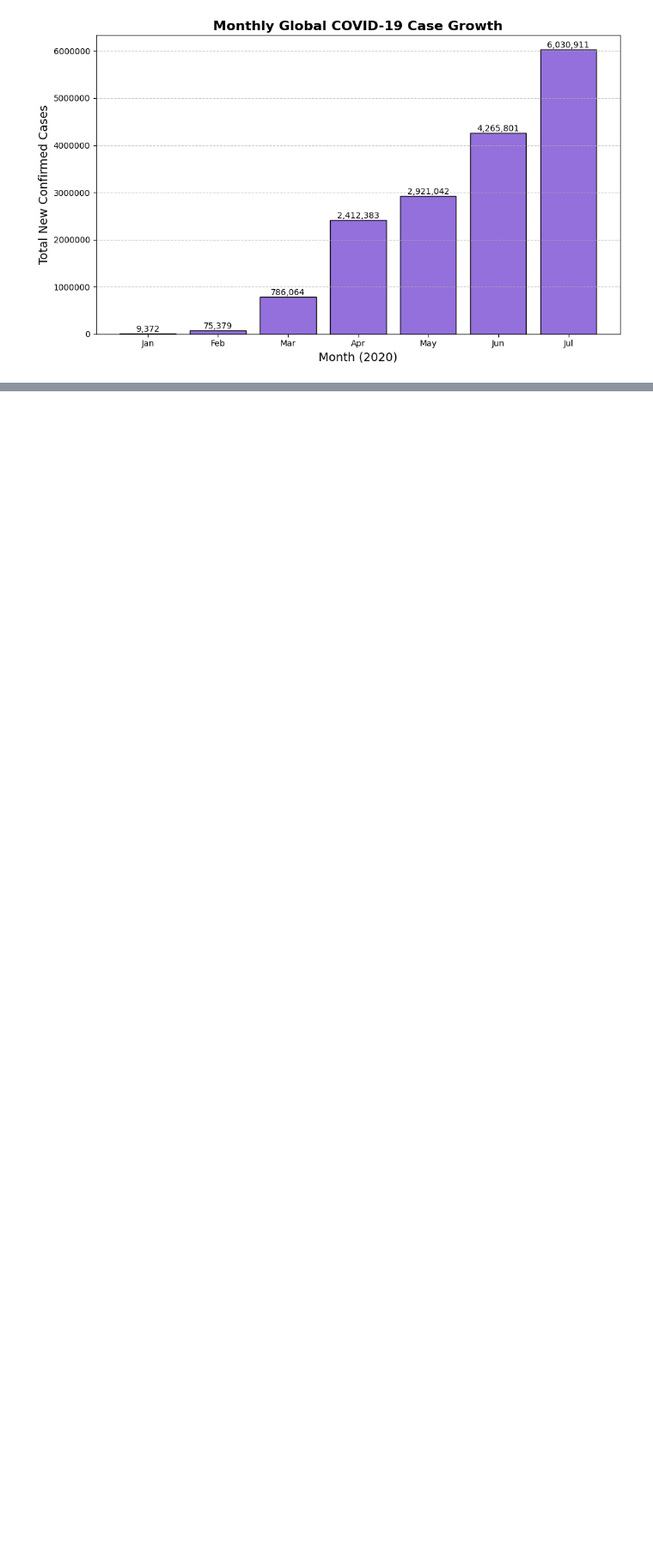
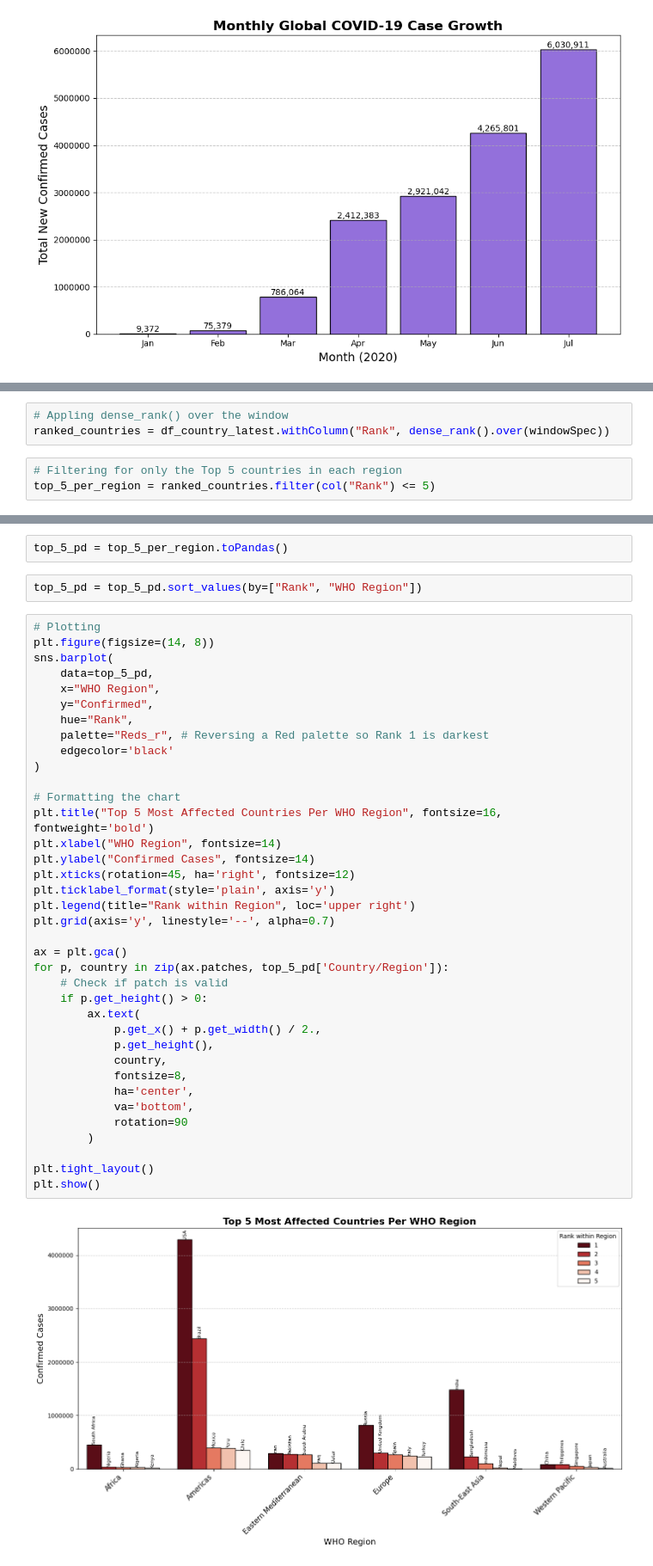
Before and after one commit to amitkr069/DataAnalysisCovid19, a Jupyter notebook: covid_analysis.ipynb, the cells around one changed output, grey strips where cells are left out. Shown at 86% size. Saved outputs shown, nothing was run; the diff lists cells and outputs as text; blank space fills up the shorter version.

```diff
--- a/covid_analysis.ipynb
+++ b/covid_analysis.ipynb
@@ -684,0 +695,6 @@ plt.show()
+# %%
+# Appling dense_rank() over the window
+ranked_countries = df_country_latest.withColumn("Rank", dense_rank().over(windowSpec))
+# %%
+# Filtering for only the Top 5 countries in each region
+top_5_per_region = ranked_countries.filter(col("Rank") <= 5)
@@ -684,0 +723,43 @@ plt.show()
+# %%
+top_5_pd = top_5_per_region.toPandas()
+# %%
+top_5_pd = top_5_pd.sort_values(by=["Rank", "WHO Region"])
+# %%
+# Plotting
+plt.figure(figsize=(14, 8))
+sns.barplot(
+    data=top_5_pd,
+    x="WHO Region",
+    y="Confirmed",
+    hue="Rank",
+    palette="Reds_r", # Reversing a Red palette so Rank 1 is darkest
+    edgecolor='black'
+)
+
+# Formatting the chart
+plt.title("Top 5 Most Affected Countries Per WHO Region", fontsize=16, fontweight='bold')
+plt.xlabel("WHO Region", fontsize=14)
+plt.ylabel("Confirmed Cases", fontsize=14)
+plt.xticks(rotation=45, ha='right', fontsize=12)
+plt.ticklabel_format(style='plain', axis='y')
+plt.legend(title="Rank within Region", loc='upper right')
+plt.grid(axis='y', linestyle='--', alpha=0.7)
+
+ax = plt.gca()
+for p, country in zip(ax.patches, top_5_pd['Country/Region']):
+    # Check if patch is valid
+    if p.get_height() > 0:
+        ax.text(
+            p.get_x() + p.get_width() / 2.,
+            p.get_height(),
+            country,
+            fontsize=8,
+            ha='center',
+            va='bottom',
+            rotation=90
+        )
+
+plt.tight_layout()
+plt.show()
+# %% [output]
+[figure, added]
```
Also changed, not shown: parts of 14 cells of this notebook.
